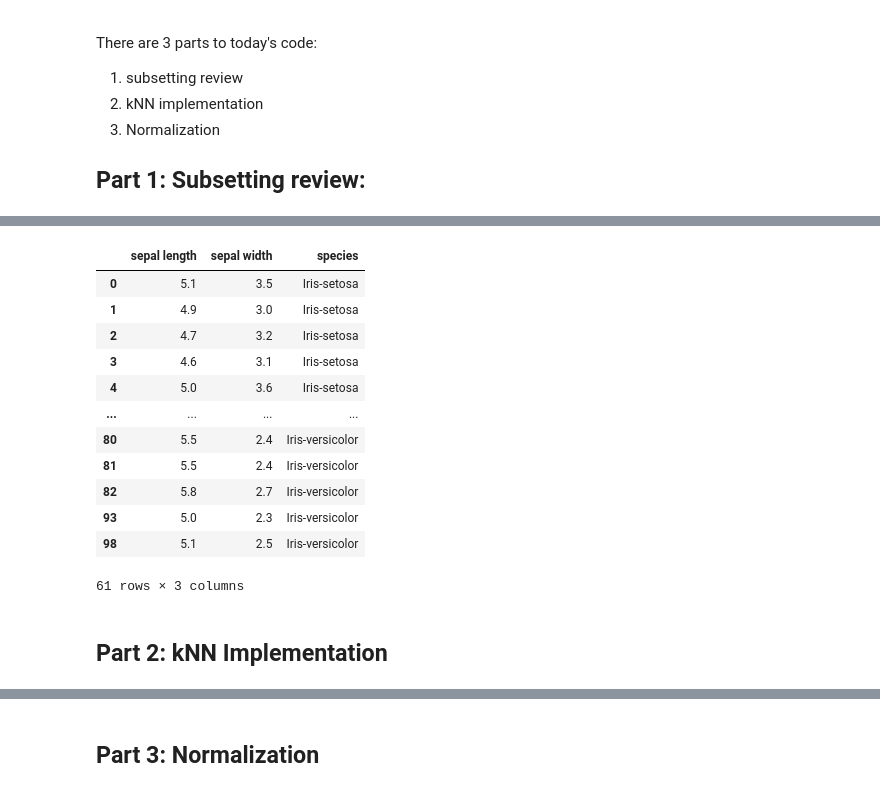
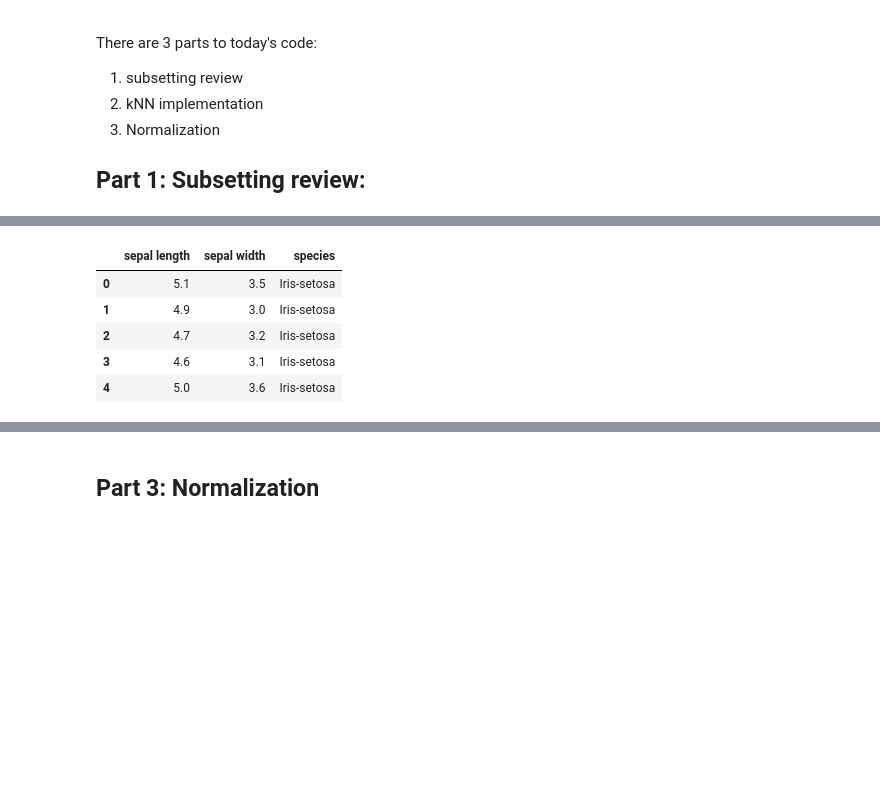
Before and after one commit to mpozzini/Day05, a Jupyter notebook: Day05_Notes.ipynb, the cells around one changed output, grey strips where cells are left out. Drawn from its saved outputs; the diff is of its cells as text; code cells hidden in the pictures; blank space fills up the shorter version.

```diff
--- a/Day05_Notes.ipynb
+++ b/Day05_Notes.ipynb
@@ -15,6 +15,6 @@ drive.mount('/content/drive')
 #go through authentication step
 
 #import the data and take a look at it
-data = pandas.read_csv('/content/drive/MyDrive/CS167/datasets/irisData.csv')
+data = pandas.read_csv('/content/drive/MyDrive/datasets/irisData.csv')
 data.head()
 # %% [output]
@@ -84,20 +63,11 @@ subset_rows_cols_2step
 # %%
 #grab a subset of rows and columns at the same time.
 subset_rows_cols_1step =  data[(data['sepal length']>4)&(data['petal length']<4)][['sepal length', 'sepal width', 'species']]
-subset_rows_cols_1step
+subset_rows_cols_1step.head()
 # %% [output]
 |  | sepal length | sepal width | species |
 | 0 | 5.1 | 3.5 | Iris-setosa |
 | 1 | 4.9 | 3.0 | Iris-setosa |
 | 2 | 4.7 | 3.2 | Iris-setosa |
 | 3 | 4.6 | 3.1 | Iris-setosa |
 | 4 | 5.0 | 3.6 | Iris-setosa |
-| ... | ... | ... | ... |
-| 80 | 5.5 | 2.4 | Iris-versicolor |
-| 81 | 5.5 | 2.4 | Iris-versicolor |
-| 82 | 5.8 | 2.7 | Iris-versicolor |
-| 93 | 5.0 | 2.3 | Iris-versicolor |
-| 98 | 5.1 | 2.5 | Iris-versicolor |
-61 rows × 3 columns
-# %% [markdown]
-## Part 2: kNN Implementation
```
Also changed, not shown: parts of 18 cells of this notebook.
